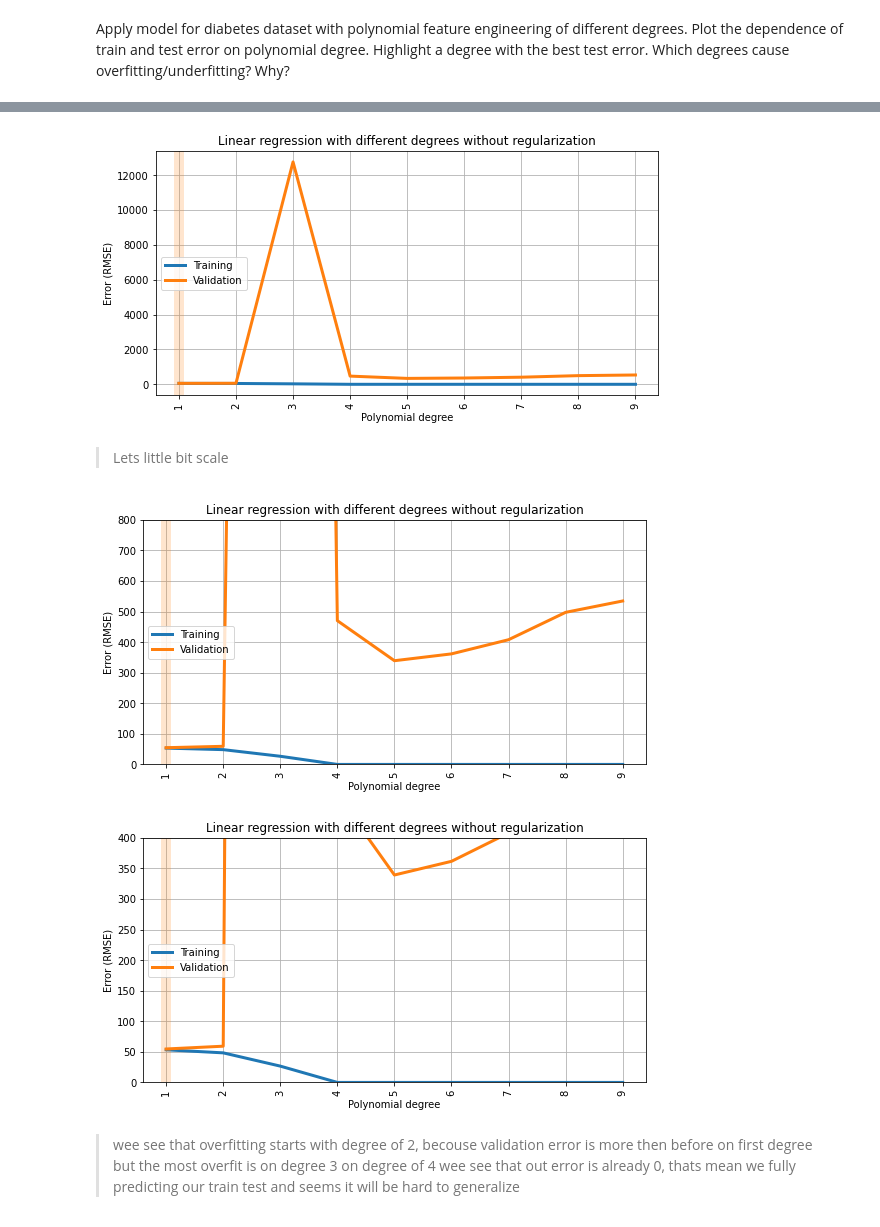
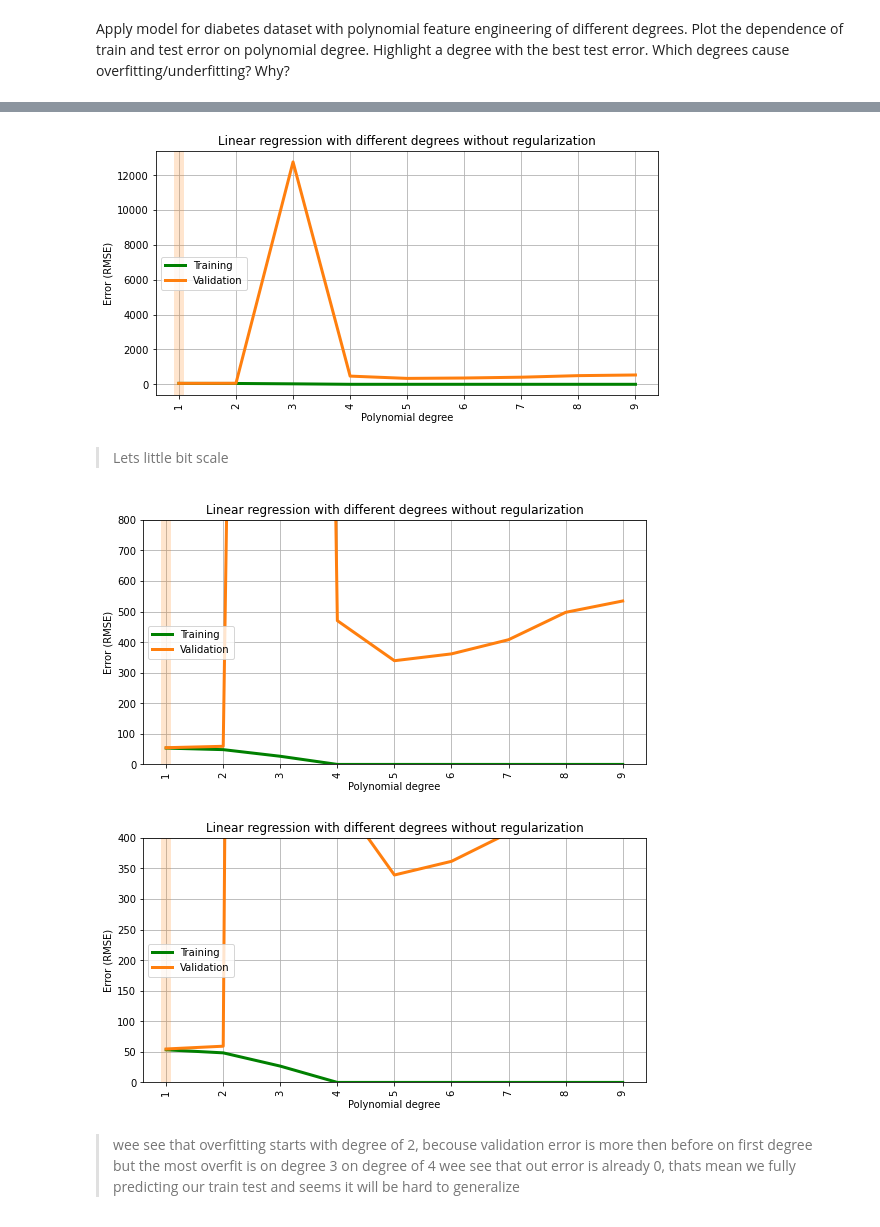
Before and after one commit to kremenevskiy/ml-intro, a Jupyter notebook: 4_overfitting_regularization/overfitting_regularization.ipynb, the cells around one changed output, grey strips where cells are left out. Drawn from its saved outputs; the diff is of its cells as text; code cells hidden in the pictures.

```diff
--- a/4_overfitting_regularization/overfitting_regularization.ipynb
+++ b/4_overfitting_regularization/overfitting_regularization.ipynb
@@ -174,9 +174,10 @@ def rmse(y_true, y_pred):
     return np.sqrt(mean_squared_error(y_true, y_pred))
 
 def plot_fitting_graph(x, metric_train, metric_valid, xlabel, ylabel, y_lim=None,
-                       custom_metric=None, custom_label='', custom_scale='log', title='Fitting graph', x_axis_scale=None):
+                       custom_metric=None, custom_label='', custom_scale='log', title='Fitting graph', x_axis_scale=None,
+                       show_points=None):
     plt.figure(figsize=(9, 4.5))
-    plt.plot(x, metric_train, label='Training', lw=3)
+    plt.plot(x, metric_train, color='g', label='Training', lw=3)
     plt.plot(x, metric_valid, color='C1', label='Validation', lw=3)
     plt.axvline(x[np.argmin(metric_valid)], color='C1', lw=10, alpha=0.2)
     plt.title(title)
@@ -184,6 +185,9 @@ def plot_fitting_graph(x, metric_train, metric_valid, xlabel, ylabel, y_lim=None
     plt.ylabel(ylabel)
     plt.grid(True)
     plt.xticks(x, rotation='vertical')
+    if show_points:
+        plt.plot(x, metric_train, label='Training', lw=3, marker='o', color='g')
+        plt.plot(x, metric_valid, color='C1', label=f'Validation: {np.min(metric_valid):.2f}', lw=3, marker='o')
     if y_lim:
         plt.ylim([0, y_lim])
     if x_axis_scale:
@@ -378,13 +382,13 @@ Apply model for diabetes dataset with polynomial feature engineering of differen
 # %%
 from sklearn.model_selection import GridSearchCV
 # %%
-# %%time
-# params_grid = {
-#     'pol__degree': DEGREES[1:10]
-# }
-# grid = GridSearchCV(make_model(degree=1), param_grid=params_grid, cv=5,\
-#                     scoring='neg_root_mean_squared_error', n_jobs=-1, return_train_score=True)
-# grid.fit(X_diabetes, y_diabetes)
+%%time
+params_grid = {
+    'pol__degree': DEGREES[1:10]
+}
+grid = GridSearchCV(make_model(degree=1), param_grid=params_grid, cv=5,\
+                    scoring='neg_root_mean_squared_error', n_jobs=-1, return_train_score=True)
+grid.fit(X_diabetes, y_diabetes)
 
-# rmse_train, rmse_valid = -grid.cv_results_['mean_train_score'], -grid.cv_results_['mean_test_score']
+rmse_train, rmse_valid = -grid.cv_results_['mean_train_score'], -grid.cv_results_['mean_test_score']
 # %% [output]
@@ -393,25 +397,25 @@ Wall time: 27.5 s
 # %%
-# plot_fitting_graph(DEGREES[1:10], rmse_train, rmse_valid,
-#                    xlabel='Polynomial degree', ylabel='Error (RMSE)',
-#                    title='Linear regression with different degrees without regularization')
+plot_fitting_graph(DEGREES[1:10], rmse_train, rmse_valid,
+                   xlabel='Polynomial degree', ylabel='Error (RMSE)',
+                   title='Linear regression with different degrees without regularization')
 # %% [output]
-[figure, old version]
+[figure, new version]
 # %% [markdown]
 > Lets little bit scale
 # %%
-# plot_fitting_graph(DEGREES[1:10], rmse_train, rmse_valid,
-#                    xlabel='Polynomial degree', ylabel='Error (RMSE)',
-#                    title='Linear regression with different degrees without regularization',
-#                    y_lim=800)
+plot_fitting_graph(DEGREES[1:10], rmse_train, rmse_valid,
+                   xlabel='Polynomial degree', ylabel='Error (RMSE)',
+                   title='Linear regression with different degrees without regularization',
+                   y_lim=800)
 # %% [output]
-[figure, old version]
+[figure, new version]
 # %%
-# plot_fitting_graph(DEGREES[1:10], rmse_train, rmse_valid,
-#                    xlabel='Polynomial degree', ylabel='Error (RMSE)',
-#                    title='Linear regression with different degrees without regularization',
-#                    y_lim=400)
+plot_fitting_graph(DEGREES[1:10], rmse_train, rmse_valid,
+                   xlabel='Polynomial degree', ylabel='Error (RMSE)',
+                   title='Linear regression with different degrees without regularization',
+                   y_lim=400)
 # %% [output]
-[figure, old version]
+[figure, new version]
 # %% [markdown]
 > wee see that overfitting starts with degree of 2,
     becouse validation error is more then before on first degree
```
Also changed, not shown: parts of 38 cells of this notebook.
